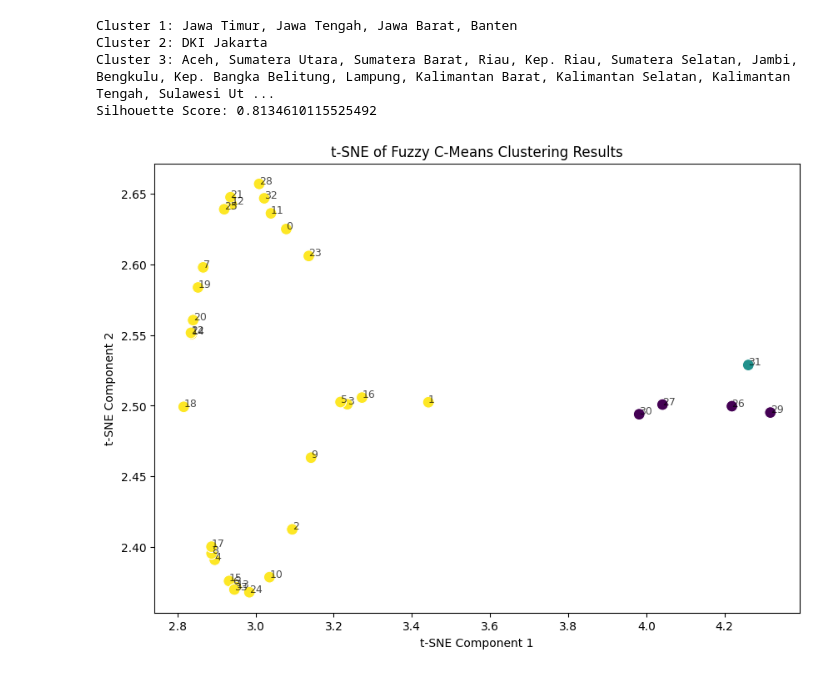
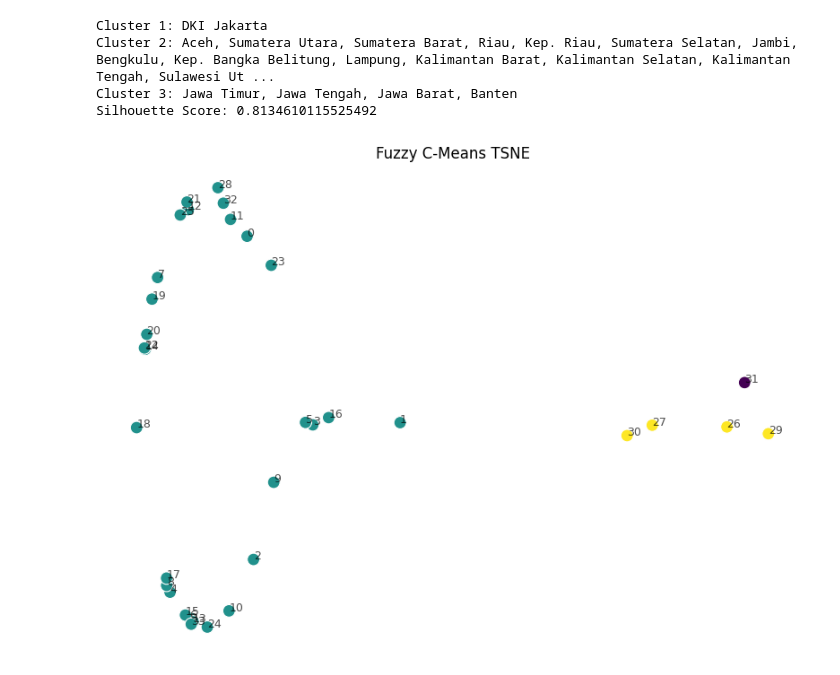
Before and after one commit to XQVWMM/konsumsi-listrik-notebook, a Jupyter notebook: FuzzyCMeans.ipynb, the cells around one changed output. Saved outputs shown, nothing was run; the diff lists cells and outputs as text; code cells hidden in the pictures.

```diff
--- a/FuzzyCMeans.ipynb
+++ b/FuzzyCMeans.ipynb
@@ -9,6 +9,21 @@ from sklearn.manifold import TSNE
 from sklearn.decomposition import PCA
 from sklearn.metrics import silhouette_score
 data = pd.read_csv('Hasil_Gabungan.csv')
+# %%
+featuress = [
+    'Residential_2021', 'Industrial_2021', 'Business_2021', 'Social_2021', 'Gov_Office_2021',
+    'Pub_Street_2021', 'Total_2021', 'Residential_2022', 'Industrial_2022', 'Business_2022',
+    'Social_2022', 'Gov_Office_2022', 'Pub_Street_2022', 'Total_2022', 'Residential',
+    'Industrial', 'Business', 'Social', 'Gov_Office', 'Pub_Street', 'Total',
+    'JP_2021', 'JP_2022', 'JP_2023', 'KP_2021', 'KP_2022', 'KP_2023'
+]
+
+np.random.seed(42)
+dataS = data[featuress]
+dataS['Provinsi'] = data['Province']
+
+scaler = RobustScaler()
+dataS_scaled = scaler.fit_transform(dataS[featuress])
 # %%
 import matplotlib.pyplot as plt
 
@@ -80,30 +99,29 @@ for cluster_idx, provinces_in_cluster in cluster_provinces.items():
 sil_score = silhouette_score(scaled_features, labels)
 print(f"Silhouette Score: {sil_score}")
 # %% [output]
-Cluster 1: Jawa Timur, Jawa Tengah, Jawa Barat, Banten
-Cluster 2: DKI Jakarta
-Cluster 3: Aceh, Sumatera Utara, Sumatera Barat, Riau, Kep. Riau, Sumatera Selatan, Jambi, Bengkulu, Kep. Bangka Belitung, Lampung, Kalimantan Barat, Kalimantan Selatan, Kalimantan Tengah, Sulawesi Ut ...
+Cluster 1: DKI Jakarta
+Cluster 2: Aceh, Sumatera Utara, Sumatera Barat, Riau, Kep. Riau, Sumatera Selatan, Jambi, Bengkulu, Kep. Bangka Belitung, Lampung, Kalimantan Barat, Kalimantan Selatan, Kalimantan Tengah, Sulawesi Ut ...
+Cluster 3: Jawa Timur, Jawa Tengah, Jawa Barat, Banten
 Silhouette Score: 0.8134610115525492
 # %%
 def plot_tsne_with_clusters(X, labels, provinsi_names):
     tsne = TSNE(n_components=2, random_state=42)
     X_tsne = tsne.fit_transform(X)
 
     df_tsne = pd.DataFrame(data=X_tsne, columns=['tSNE1', 'tSNE2'])
     df_tsne['Cluster'] = labels
     df_tsne['Provinsi'] = provinsi_names
 
     plt.figure(figsize=(10, 7))
     sns.scatterplot(data=df_tsne, x='tSNE1', y='tSNE2', hue='Cluster', palette='viridis', s=100, legend=None)
 
     for i in range(len(provinsi_names)):
         plt.text(df_tsne.loc[i, 'tSNE1'], df_tsne.loc[i, 'tSNE2'], str(i), fontsize=9, alpha=0.7)
 
-    plt.title('t-SNE of Fuzzy C-Means Clustering Results')
-    plt.xlabel('t-SNE Component 1')
-    plt.ylabel('t-SNE Component 2')
+    plt.title('Fuzzy C-Means TSNE')
+    plt.axis("off")
     plt.show()
 
 plot_tsne_with_clusters(scaled_features, labels, data['Province'].tolist())
 # %% [output]
-[figure, old version]
+[figure, new version]
```
Also changed, not shown: parts of 3 cells of this notebook, 6 other files.
